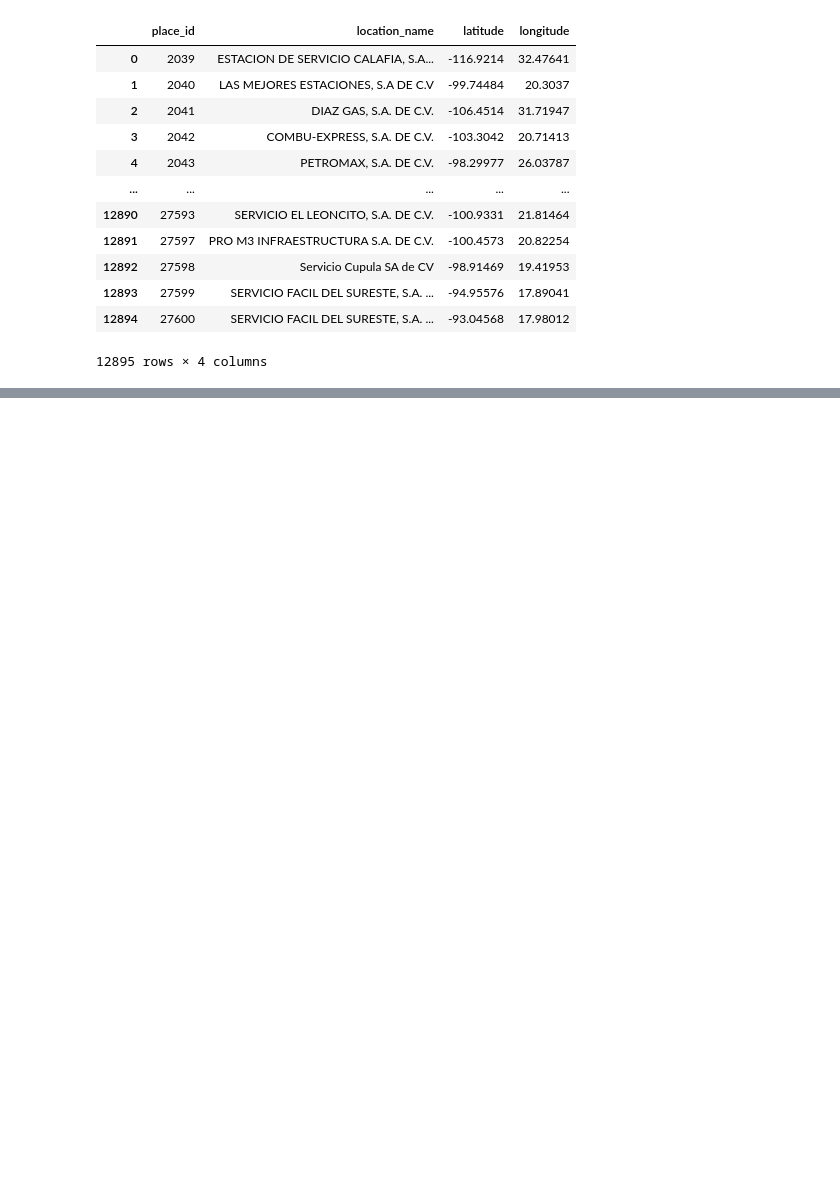
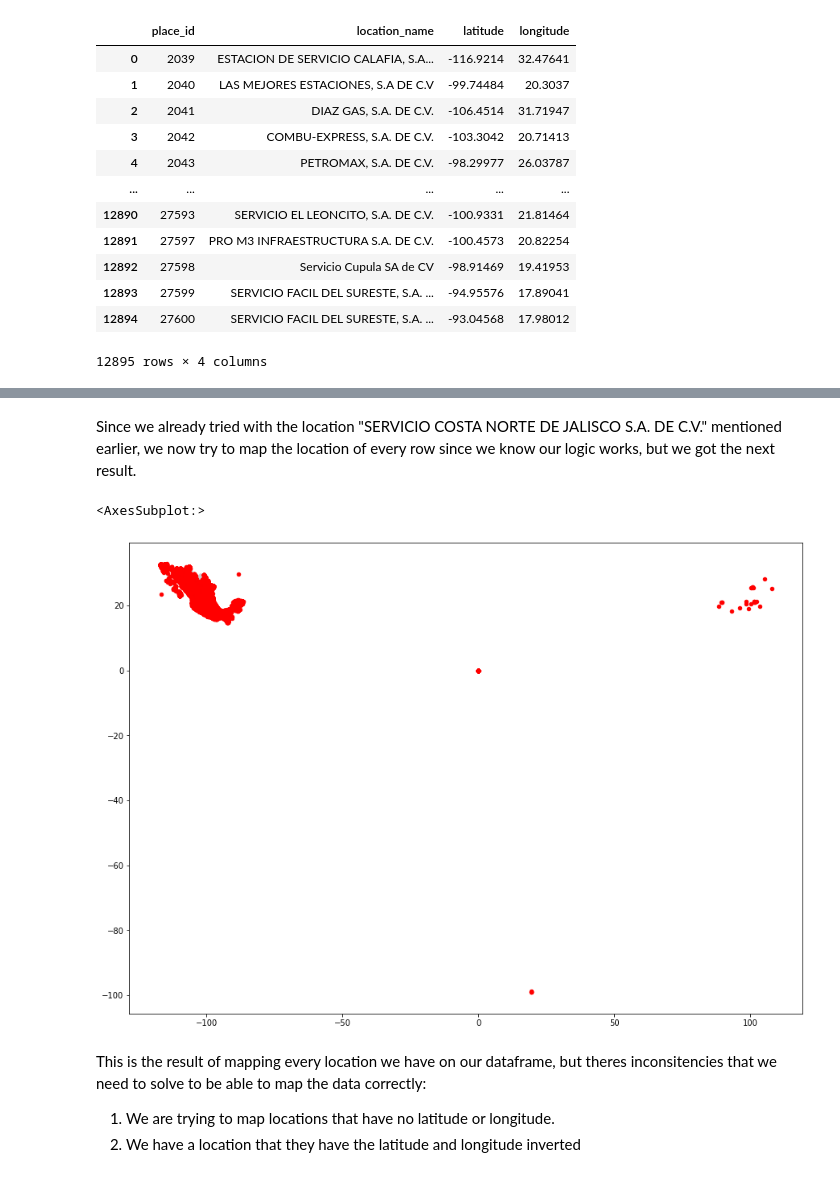
Before and after one commit to jesusvaldezc/JupyterProjects, a Jupyter notebook: pruebaJupyter.ipynb, the cells around one changed output, grey strips where cells are left out. Drawn from its saved outputs; the diff is of its cells as text; code cells hidden in the pictures; blank space fills up the shorter version.

```diff
--- a/pruebaJupyter.ipynb
+++ b/pruebaJupyter.ipynb
@@ -175,0 +227,3 @@ gas_table_pivot.to_csv(pwd + '/mergeLocations.csv')
+# %%
+gas_table_pivot.iat[4264, 2] = -100.3
+gas_table_pivot.iat[4264, 3] = 20.5
@@ -175,0 +250,15 @@ gas_table_pivot.to_csv(pwd + '/mergeLocations.csv')
+# %%
+geo_df = gpd.GeoDataFrame(gas_table_pivot, crs="EPSG:4326", geometry = geometry)
+# %% [markdown]
+Since we already tried with the location "SERVICIO COSTA NORTE DE JALISCO S.A. DE C.V." mentioned earlier, we now try to map the location of every row since we know our logic works, but we got the next result.
+# %%
+fig, ax = plt.subplots(figsize = (15,15))
+countries.plot(ax = ax, alpha = 0.4, color ="grey")
+geo_df.plot(ax = ax, markersize = 20, color ="red" , marker='o', label="Neg")
+# %% [output]
+<AxesSubplot:>
+[figure, added]
+# %% [markdown]
+This is the result of mapping every location we have on our dataframe, but theres inconsitencies that we need to solve to be able to map the data correctly:
+1. We are trying to map locations that have no latitude or longitude.
+2. We have a location that they have the latitude and longitude inverted
```
Also changed, not shown: parts of 69 cells of this notebook.
